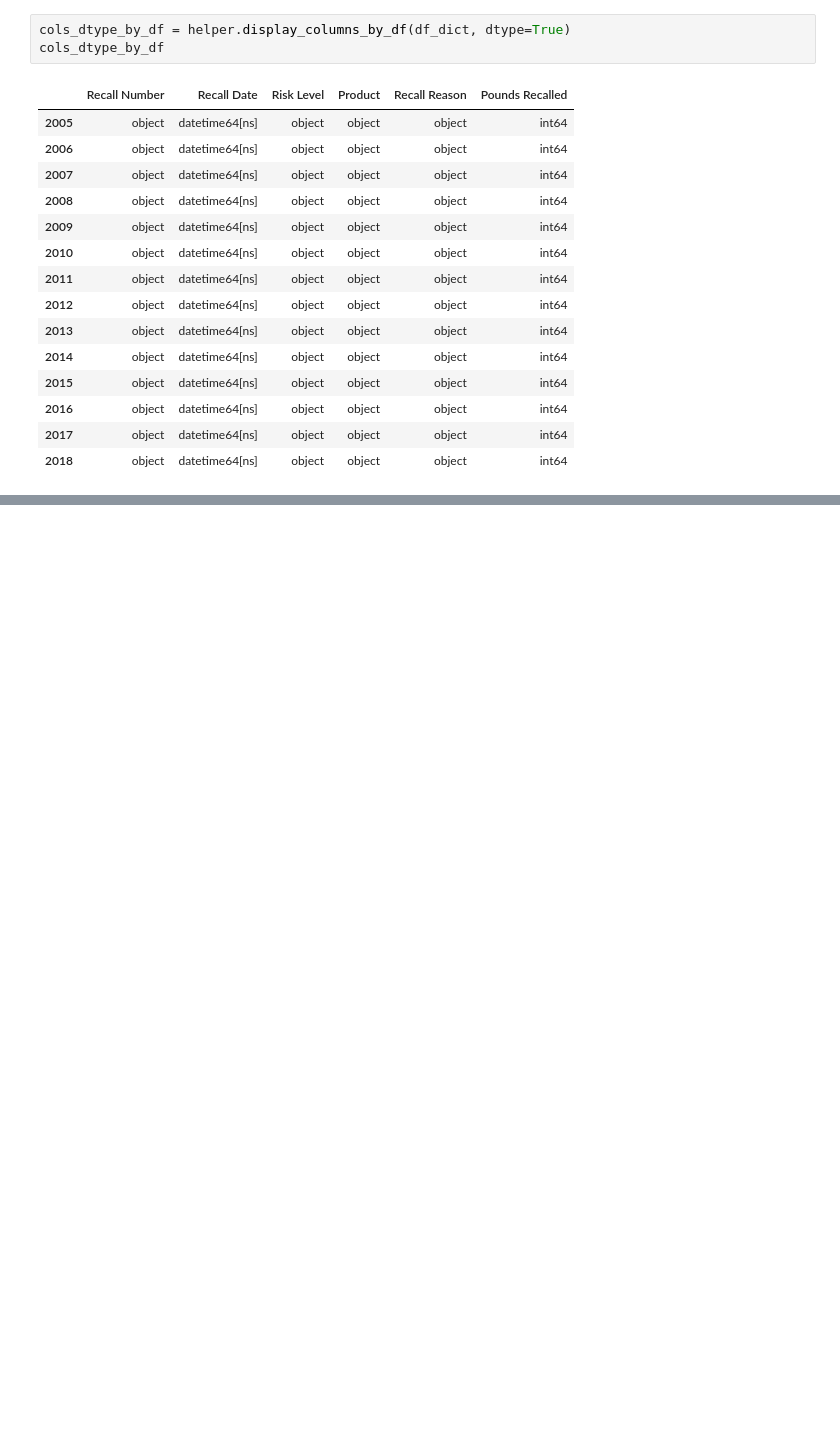
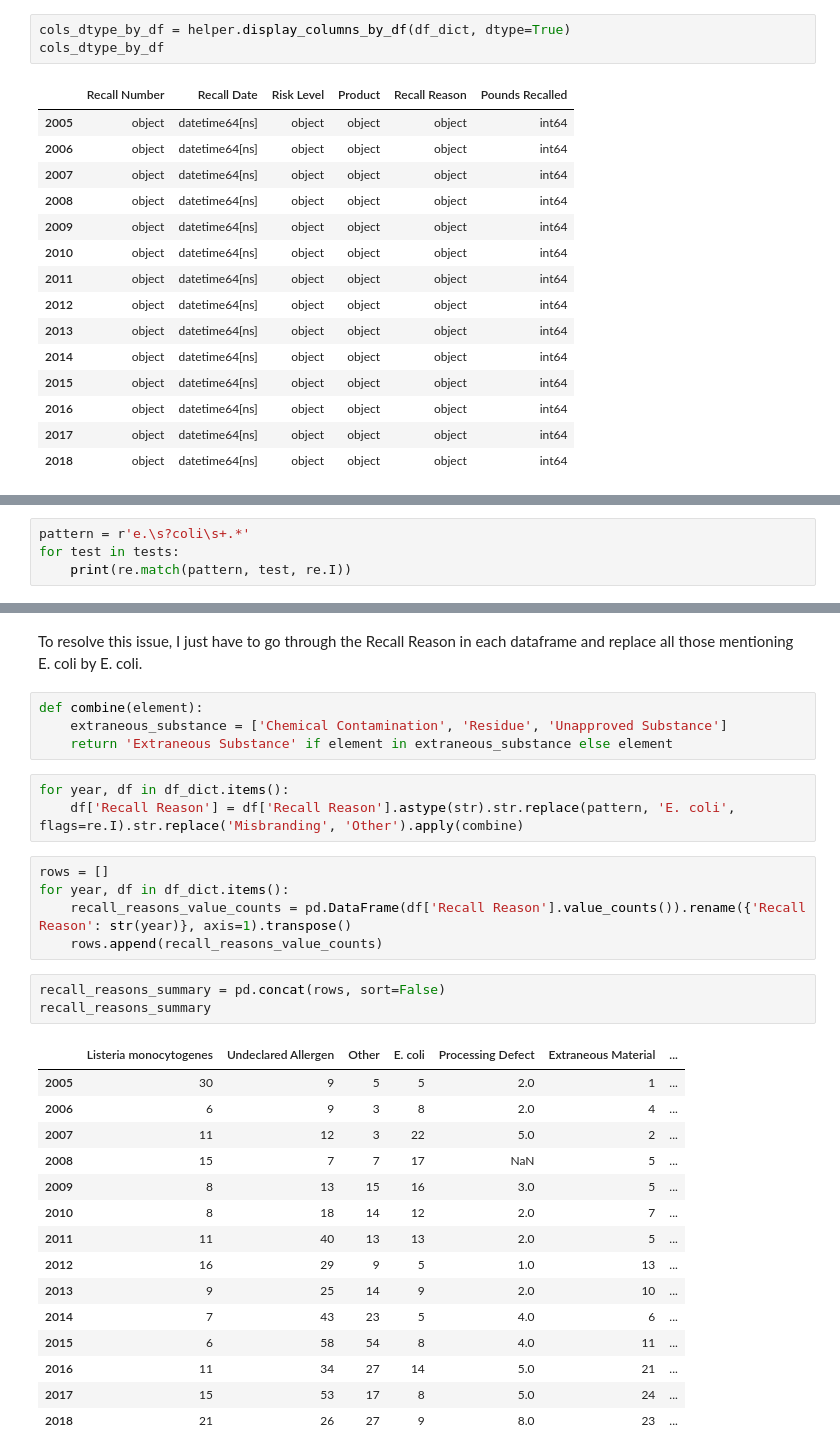
Before and after one commit to yemikifouly/food-recalls-analysis, a Jupyter notebook: data_cleaning_and_preparation.ipynb, the cells around one changed output, grey strips where cells are left out. Saved outputs shown, nothing was run; the diff lists cells and outputs as text; blank space fills up the shorter version.

```diff
--- a/data_cleaning_and_preparation.ipynb
+++ b/data_cleaning_and_preparation.ipynb
@@ -442,0 +530,4 @@ However, there is one last issue that I want to addres before moving on. The ent
+# %%
+pattern = r'e.\s?coli\s+.*'
+for test in tests:
+    print(re.match(pattern, test, re.I))
@@ -442,0 +574,33 @@ However, there is one last issue that I want to addres before moving on. The ent
+# %% [markdown]
+To resolve this issue, I just have to go through the Recall Reason in each dataframe and replace all those mentioning E. coli by E. coli.
+# %%
+def combine(element):
+    extraneous_substance = ['Chemical Contamination', 'Residue', 'Unapproved Substance']
+    return 'Extraneous Substance' if element in extraneous_substance else element
+# %%
+for year, df in df_dict.items():
+    df['Recall Reason'] = df['Recall Reason'].astype(str).str.replace(pattern, 'E. coli', flags=re.I).str.replace('Misbranding', 'Other').apply(combine)
+# %%
+rows = []
+for year, df in df_dict.items():
+    recall_reasons_value_counts = pd.DataFrame(df['Recall Reason'].value_counts()).rename({'Recall Reason': str(year)}, axis=1).transpose()
+    rows.append(recall_reasons_value_counts)
+# %%
+recall_reasons_summary = pd.concat(rows, sort=False)
+recall_reasons_summary
+# %% [output]
+|  | Listeria monocytogenes | Undeclared Allergen | Other | E. coli | Processing Defect | Extraneous Material | ... |
+| 2005 | 30 | 9 | 5 | 5 | 2.0 | 1 | ... |
+| 2006 | 6 | 9 | 3 | 8 | 2.0 | 4 | ... |
+| 2007 | 11 | 12 | 3 | 22 | 5.0 | 2 | ... |
+| 2008 | 15 | 7 | 7 | 17 | NaN | 5 | ... |
+| 2009 | 8 | 13 | 15 | 16 | 3.0 | 5 | ... |
+| 2010 | 8 | 18 | 14 | 12 | 2.0 | 7 | ... |
+| 2011 | 11 | 40 | 13 | 13 | 2.0 | 5 | ... |
+| 2012 | 16 | 29 | 9 | 5 | 1.0 | 13 | ... |
+| 2013 | 9 | 25 | 14 | 9 | 2.0 | 10 | ... |
+| 2014 | 7 | 43 | 23 | 5 | 4.0 | 6 | ... |
+| 2015 | 6 | 58 | 54 | 8 | 4.0 | 11 | ... |
+| 2016 | 11 | 34 | 27 | 14 | 5.0 | 21 | ... |
+| 2017 | 15 | 53 | 17 | 8 | 5.0 | 24 | ... |
+| 2018 | 21 | 26 | 27 | 9 | 8.0 | 23 | ... |
```
Also changed, not shown: parts of 18 cells of this notebook.
